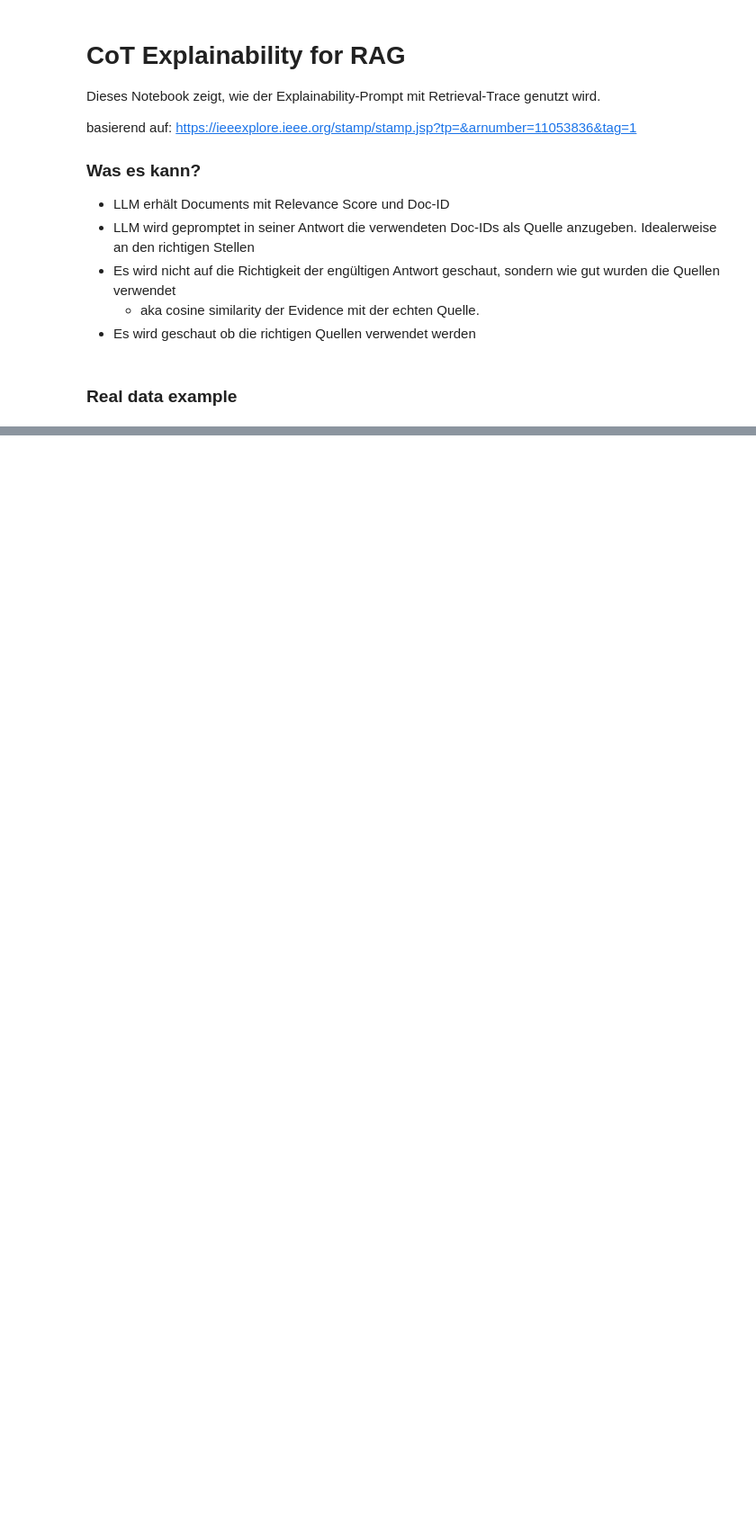
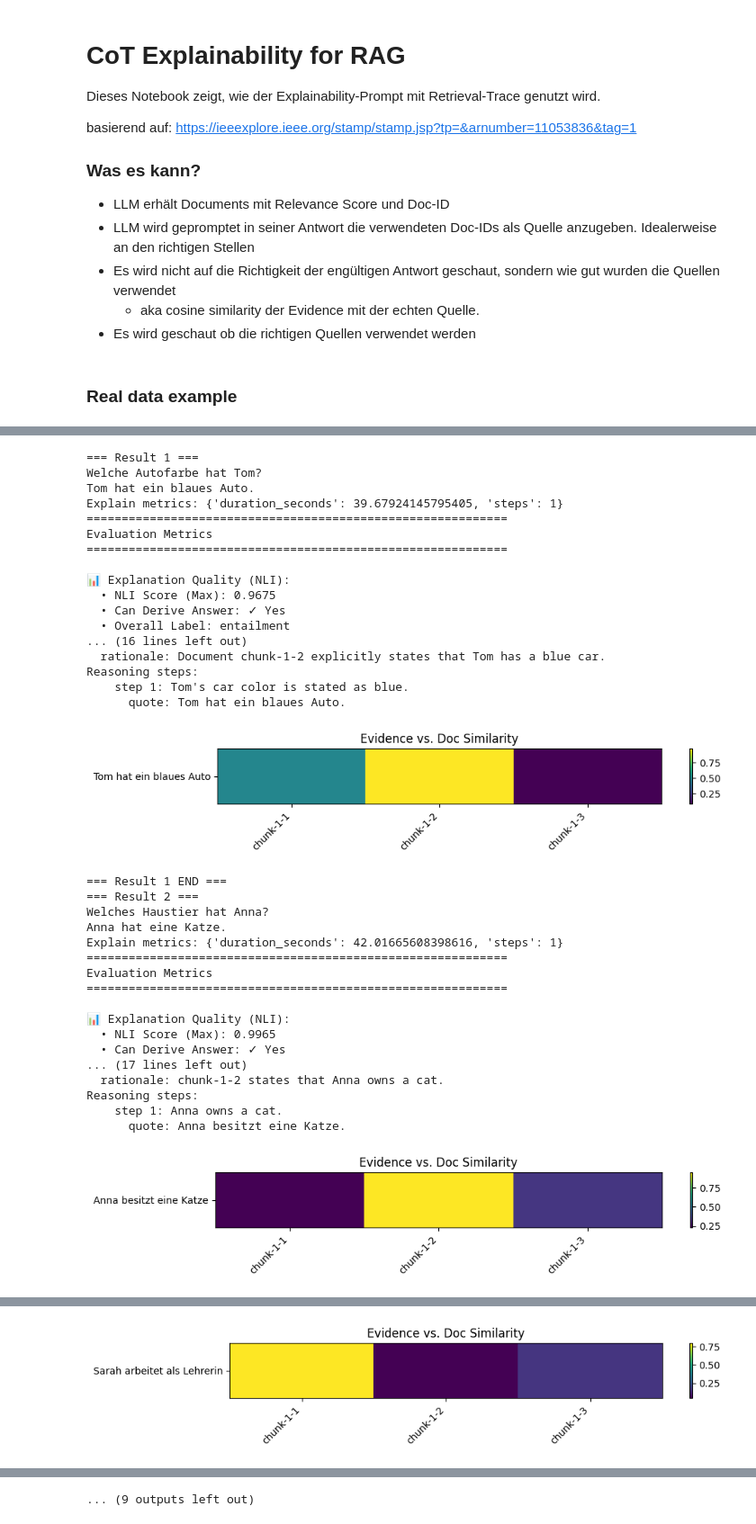
Before and after one commit to benediktveith/xai-rag, a Jupyter notebook: notebooks/cot_explaination.ipynb, the cells around one changed output, grey strips where cells are left out. Shown at 90% size. Saved outputs shown, nothing was run; the diff lists cells and outputs as text; code cells hidden in the pictures; blank space fills up the shorter version.

```diff
--- a/notebooks/cot_explaination.ipynb
+++ b/notebooks/cot_explaination.ipynb
@@ -105,0 +339,74 @@ page_content='In the United States, a person must be aged 35 or over to be Presi
+# %%
+for i, res in enumerate(results):
+    print(f"=== Result {i + 1} ===")
+    print(res["question"])
+    print(res["final_answer"])
+
+    result = res["explanation"]
+    metrics = res["metrics"]
+    cot_metrics = res["cot_metrics"]
+    similarity = res["similarity"]
+    documents = res["documents"]
+
+    print("Explain metrics:", metrics)
+    print(cot_evaluator.prettify(cot_metrics))
+    print(CoTExplainable.prettify(result))
+
+    if similarity.get("scores"):
+        scores = np.array(similarity["scores"])
+        fig, ax = plt.subplots(figsize=(10, max(2, scores.shape[0] * 0.5)))
+        im = ax.imshow(scores, aspect="auto", cmap="viridis")
+        ax.set_xticks(range(len(similarity["doc_ids"])))
+        ax.set_xticklabels(similarity["doc_ids"], rotation=45, ha="right")
+        labels = []
+        for span in similarity["evidence_spans"]:
+            span = span.replace("\n", " ").strip()
+            labels.append(span[:40] + "..." if len(span) > 40 else span)
+        ax.set_yticks(range(len(labels)))
+        ax.set_yticklabels(labels)
+        fig.colorbar(im, ax=ax)
+        ax.set_title("Evidence vs. Doc Similarity")
+        plt.tight_layout()
+        plt.show()
+    else:
+        print("No similarity matrix to plot.")
+
+
+    print(f"=== Result {i + 1} END ===")
+# %% [output]
+=== Result 1 ===
+Welche Autofarbe hat Tom?
+Tom hat ein blaues Auto.
+Explain metrics: {'duration_seconds': 39.67924145795405, 'steps': 1}
+============================================================
+Evaluation Metrics
+============================================================
+
+📊 Explanation Quality (NLI):
+  • NLI Score (Max): 0.9675
+  • Can Derive Answer: ✓ Yes
+  • Overall Label: entailment
+... (16 lines left out)
+  rationale: Document chunk-1-2 explicitly states that Tom has a blue car.
+Reasoning steps:
+    step 1: Tom's car color is stated as blue.
+      quote: Tom hat ein blaues Auto.
+[figure, added]
+=== Result 1 END ===
+=== Result 2 ===
+Welches Haustier hat Anna?
+Anna hat eine Katze.
+Explain metrics: {'duration_seconds': 42.01665608398616, 'steps': 1}
+============================================================
+Evaluation Metrics
+============================================================
+
+📊 Explanation Quality (NLI):
+  • NLI Score (Max): 0.9965
+  • Can Derive Answer: ✓ Yes
+... (17 lines left out)
+  rationale: chunk-1-2 states that Anna owns a cat.
+Reasoning steps:
+    step 1: Anna owns a cat.
+      quote: Anna besitzt eine Katze.
+[figure, added]
@@ -105,0 +430 @@ page_content='In the United States, a person must be aged 35 or over to be Presi
+[figure, added]
@@ -105,0 +485 @@ page_content='In the United States, a person must be aged 35 or over to be Presi
+... (9 outputs left out)
```
Also changed, not shown: parts of 14 cells of this notebook, 11 other files.
